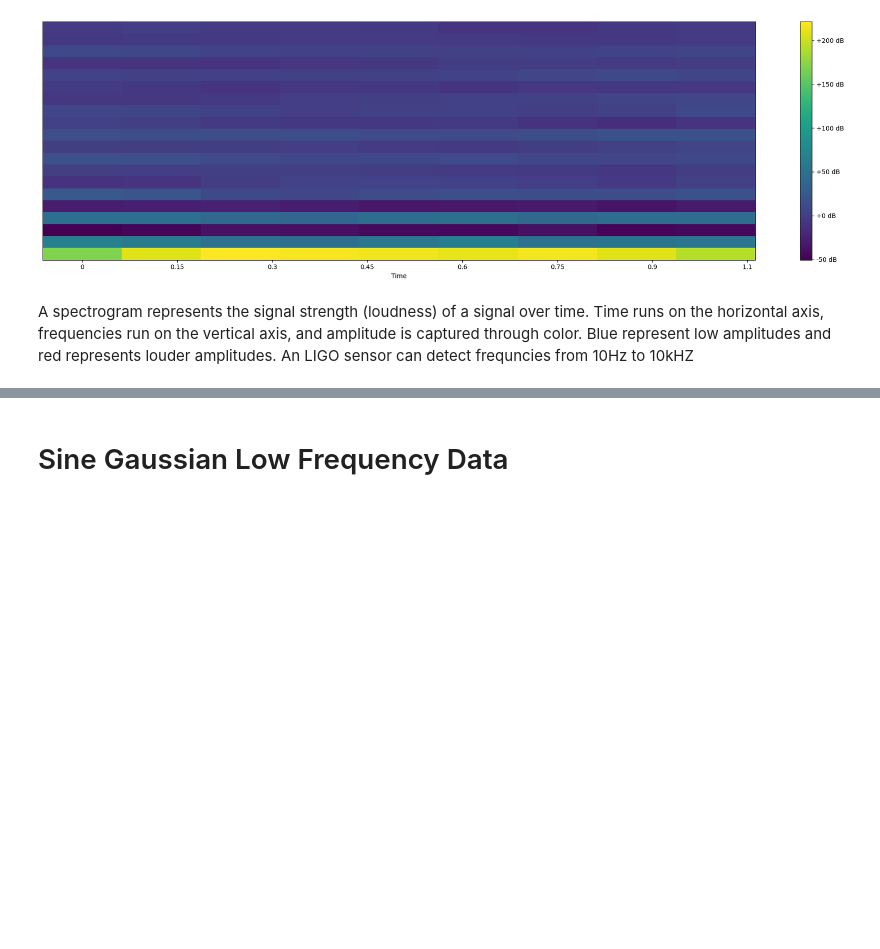
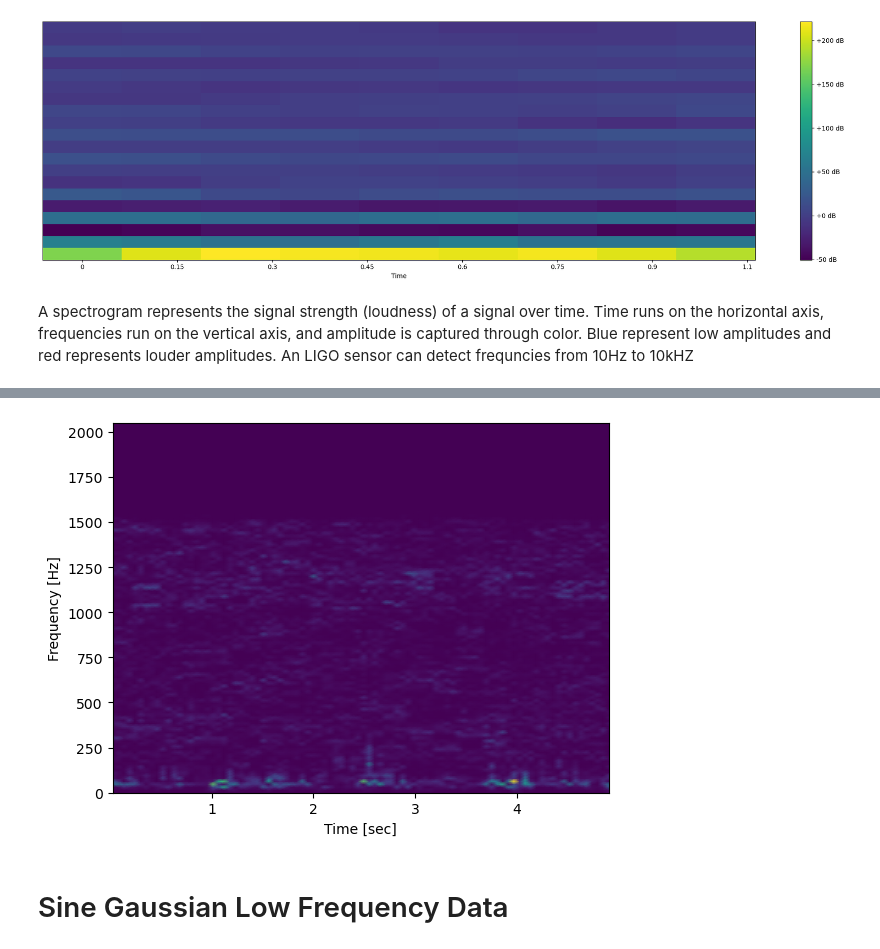
Before and after one commit to EliteApex/SMASH-hackathon, a Jupyter notebook: eda_ntbks/calvin_eda.ipynb, the cells around one changed output, grey strips where cells are left out. Cells and saved outputs as stored; diff of their text form; code cells hidden in the pictures; blank space fills up the shorter version.

```diff
--- a/eda_ntbks/calvin_eda.ipynb
+++ b/eda_ntbks/calvin_eda.ipynb
@@ -181,3 +196,10 @@ plt.xlabel('Time [sec]');
+# %%
+f, t, Sxx = signal.spectrogram(multi_seg_bbh_1, fs=4096)
+plt.pcolormesh(t, f, Sxx, shading='gouraud')
+plt.ylabel('Frequency [Hz]')
+plt.xlabel('Time [sec]');
+# %% [output]
+[figure, added]
 # %% [markdown]
 # Sine Gaussian Low Frequency Data
 # %%
```
Also changed, not shown: parts of 10 cells of this notebook, 2 other files.
